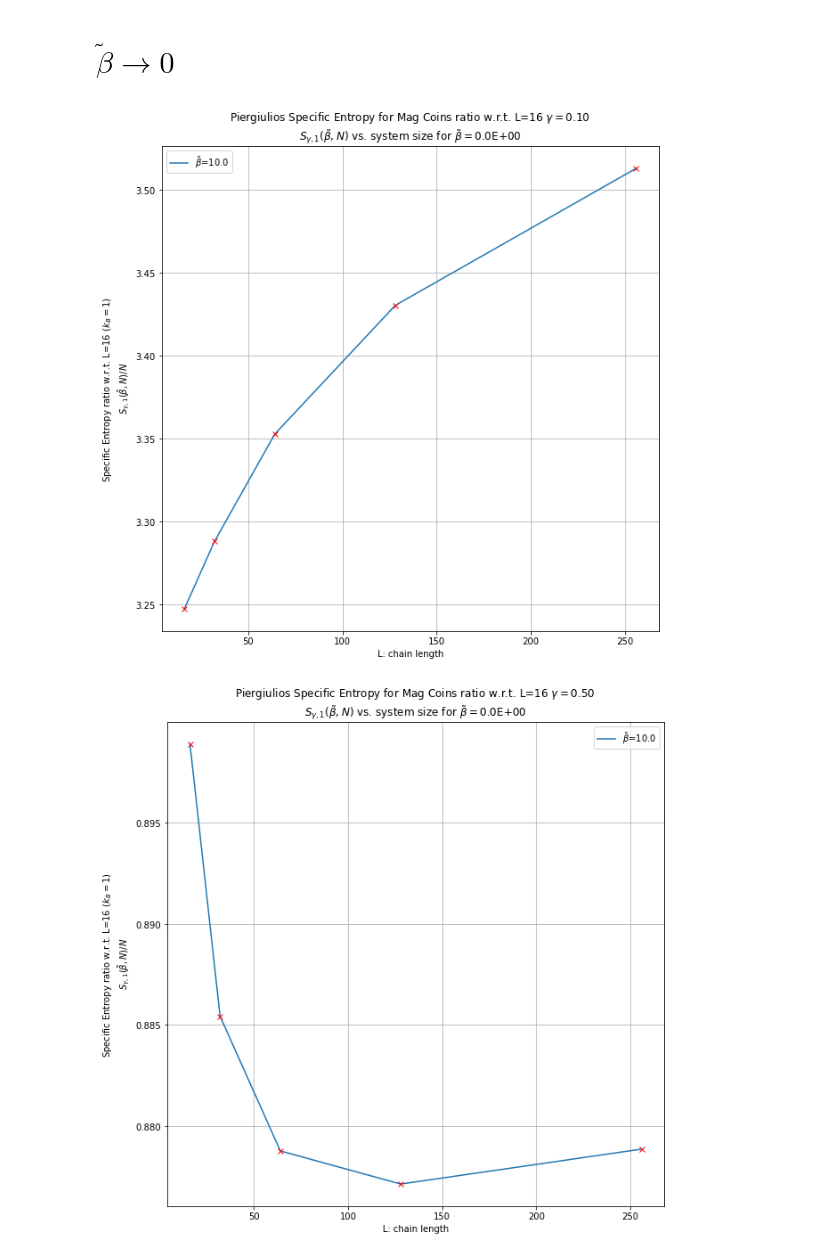
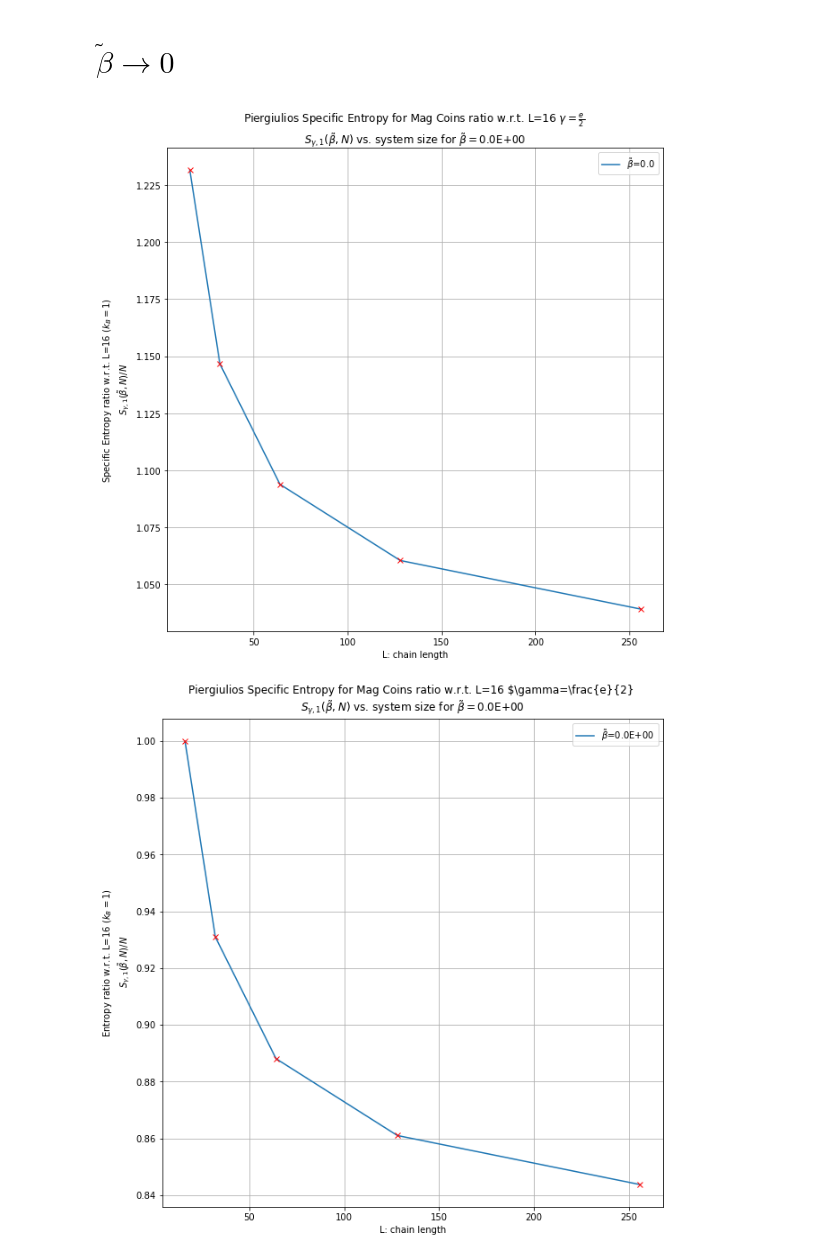
Before and after one commit to rpazuki/sampleNotebooks, a Jupyter notebook: Piergiulios Entropy-Mag Coins/Piergiulios Entropy-Mag Coins.ipynb, the cells around one changed output. Cells and saved outputs as stored; diff of their text form; code cells hidden in the pictures.

```diff
--- a/Piergiulios Entropy-Mag Coins/Piergiulios Entropy-Mag Coins.ipynb
+++ b/Piergiulios Entropy-Mag Coins/Piergiulios Entropy-Mag Coins.ipynb
@@ -256,7 +256,7 @@ def entropy_L(L,beta_tilde):
     Z = partition_F_2(omega_E,beta_tilde)
     e_bar = avg_energy(omega_E,beta_tilde,Z)
     S_B = Decimal(beta_tilde)*e_bar + Z.ln()
-    gamma = exp(2)/2
+    gamma = exp(1.0)/2
     lam = lambertw(float(S_B)/gamma)
     if(lam.imag != 0):
         print('===============================================')
@@ -303,31 +303,30 @@ plt.show()
 # %%
 sizes = [16,32,64,128,256]
 beta = 0.0#1e-8
-for gamma in [0.1, 0.5, 1.0]:
-    T_0_1 = list(map(lambda n: specific_entropy(n,beta,gamma),sizes))
-    plt.plot(sizes,T_0_1,label=r'$\tilde{\beta}$=10.0')
-    plt.plot(sizes,T_0_1,'rx')
-    plt.grid()
-    plt.legend()
-    plt.title('Piergiulios Specific Entropy for Mag Coins ratio w.r.t. L=16 $\gamma=$%.2f \n'%gamma+ r'$S_{\gamma,1}(\tilde{\beta},N)$ vs. system size for $\tilde{\beta}=$' + '%.1E' % beta)
-    plt.xlabel('L: chain length')
-    plt.ylabel('Specific Entropy ratio w.r.t. L=16 ($k_B = 1$)\n'+r' $S_{\gamma,1}(\tilde{\beta},N)/N$ ')
-    #plt.yscale('log')
-    plt.show()
 
-for gamma in [0.1, 0.5, 1.0]:
-    T_0_1 = list(map(lambda n: specific_entropy(n,beta,gamma)/specific_entropy(16,beta,gamma),sizes))
+T_0_1 = list(map(lambda n: specific_entropy_L(n,beta),sizes))
+plt.plot(sizes,T_0_1,label=r'$\tilde{\beta}$=0.0')
+plt.plot(sizes,T_0_1,'rx')
+plt.grid()
+plt.legend()
+plt.title(r'Piergiulios Specific Entropy for Mag Coins ratio w.r.t. L=16 $\gamma=\frac{e}{2}$'+' \n'+ r'$S_{\gamma,1}(\tilde{\beta},N)$ vs. system size for $\tilde{\beta}=$' + '%.1E' % beta)
+plt.xlabel('L: chain length')
+plt.ylabel('Specific Entropy ratio w.r.t. L=16 ($k_B = 1$)\n'+r' $S_{\gamma,1}(\tilde{\beta},N)/N$ ')
+#plt.yscale('log')
+plt.show()
+
+T_0_1 = list(map(lambda n: specific_entropy_L(n,beta)/specific_entropy_L(16,beta),sizes))
 
 
-    plt.plot(sizes,T_0_1,label=r'$\tilde{\beta}$=' + '%.1E'%beta)
-    plt.plot(sizes,T_0_1,'rx')
-    plt.grid()
-    plt.legend()
-    plt.title('Piergiulios Specific Entropy for Mag Coins ratio w.r.t. L=16 $\gamma=$%.2f \n'%gamma+ r'$S_{\gamma,1}(\tilde{\beta},N)$ vs. system size for $\tilde{\beta}=$' + '%.1E' % beta)
-    plt.xlabel('L: chain length')
-    plt.ylabel('Entropy ratio w.r.t. L=16 ($k_B = 1$)\n'+r' $S_{\gamma,1}(\tilde{\beta},N)/N$ ')
-    #plt.yscale('log')
-    plt.show()
+plt.plot(sizes,T_0_1,label=r'$\tilde{\beta}$=' + '%.1E'%beta)
+plt.plot(sizes,T_0_1,'rx')
+plt.grid()
+plt.legend()
+plt.title(r'Piergiulios Specific Entropy for Mag Coins ratio w.r.t. L=16 $\gamma=\frac{e}{2}'+' \n'+ r'$S_{\gamma,1}(\tilde{\beta},N)$ vs. system size for $\tilde{\beta}=$' + '%.1E' % beta)
+plt.xlabel('L: chain length')
+plt.ylabel('Entropy ratio w.r.t. L=16 ($k_B = 1$)\n'+r' $S_{\gamma,1}(\tilde{\beta},N)/N$ ')
+#plt.yscale('log')
+plt.show()
 # %% [output]
-[figure, old version]
+[figure, new version]
-[figure, old version]
+[figure, new version]
```
Also changed, not shown: parts of 3 cells of this notebook.
